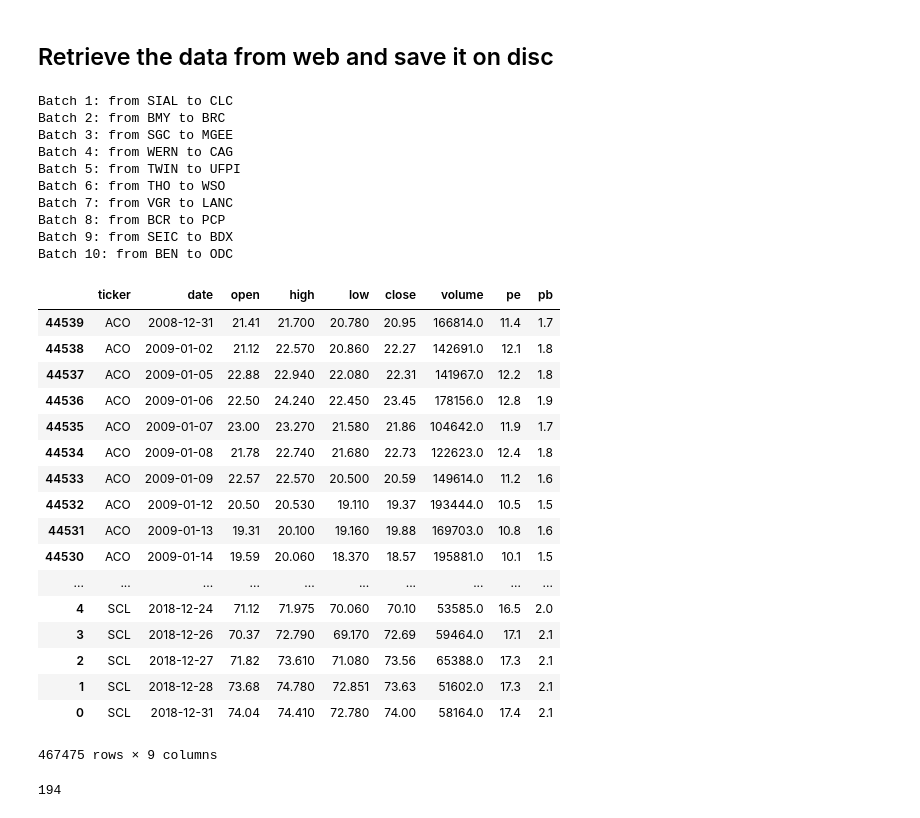
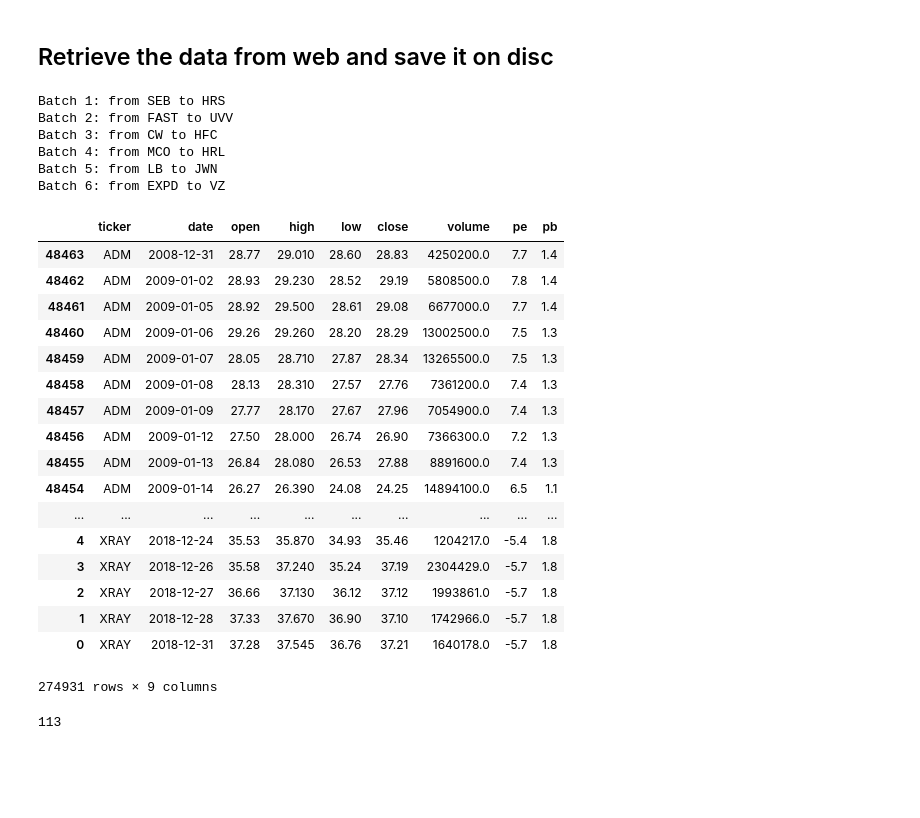
Before and after one commit to ucals/quandl, a Jupyter notebook: Download Daily Prices, PE & PB data from all companies passing Defensive Investor Criteria.ipynb, the cells around one changed output. Cells and saved outputs as stored; diff of their text form; code cells hidden in the pictures; blank space fills up the shorter version.

Commit message:
Adding Defensive Investor Simulation v2: adjusting minimum company size in sales for  billion

```diff
--- a/Download Daily Prices, PE & PB data from all companies passing Defensive Investor Criteria.ipynb
+++ b/Download Daily Prices, PE & PB data from all companies passing Defensive Investor Criteria.ipynb
@@ -36,7 +33,7 @@ def load_obj(filename):
     with open(filename, 'rb') as f:
         return pickle.load(f)
 
-fname = os.path.join(os.getcwd(), 'data_defensive', 'defensive1_companies_20081231_20181231.pkl')
+fname = os.path.join(os.getcwd(), 'data_defensive', 'defensive2_companies_20081231_20181231.pkl')
 dic = load_obj(fname)
 # %%
 all_companies_passing_in_period = set()
@@ -93,39 +90,36 @@ def batch_download_price_pepb(list_companies, filename, start_date, end_date, ba
     final_df.to_csv(filename)
     return final_df
 # %%
-fname = os.path.join(os.getcwd(), 'data_defensive', 'defensive1_pricedata_20081231_20181231.csv')
+dr = pd.date_range('2008-12-31', '2018-12-31', freq='M')
+fname = os.path.join(os.getcwd(), 'data_defensive', 'defensive2_pricedata_20081231_20181231.csv')
 df = batch_download_price_pepb(all_companies_passing_in_period, fname, start_date=dr[0], end_date=dr[-1])
 df
 # %% [output]
-Batch 1: from SIAL to CLC
-Batch 2: from BMY to BRC
-Batch 3: from SGC to MGEE
-Batch 4: from WERN to CAG
-Batch 5: from TWIN to UFPI
-Batch 6: from THO to WSO
-Batch 7: from VGR to LANC
-Batch 8: from BCR to PCP
-Batch 9: from SEIC to BDX
-Batch 10: from BEN to ODC
+Batch 1: from SEB to HRS
+Batch 2: from FAST to UVV
+Batch 3: from CW to HFC
+Batch 4: from MCO to HRL
+Batch 5: from LB to JWN
+Batch 6: from EXPD to VZ
 |  | ticker | date | open | high | low | close | volume | pe | pb |
-| 44539 | ACO | 2008-12-31 | 21.41 | 21.700 | 20.780 | 20.95 | 166814.0 | 11.4 | 1.7 |
-| 44538 | ACO | 2009-01-02 | 21.12 | 22.570 | 20.860 | 22.27 | 142691.0 | 12.1 | 1.8 |
-| 44537 | ACO | 2009-01-05 | 22.88 | 22.940 | 22.080 | 22.31 | 141967.0 | 12.2 | 1.8 |
-| 44536 | ACO | 2009-01-06 | 22.50 | 24.240 | 22.450 | 23.45 | 178156.0 | 12.8 | 1.9 |
-| 44535 | ACO | 2009-01-07 | 23.00 | 23.270 | 21.580 | 21.86 | 104642.0 | 11.9 | 1.7 |
-| 44534 | ACO | 2009-01-08 | 21.78 | 22.740 | 21.680 | 22.73 | 122623.0 | 12.4 | 1.8 |
-| 44533 | ACO | 2009-01-09 | 22.57 | 22.570 | 20.500 | 20.59 | 149614.0 | 11.2 | 1.6 |
-| 44532 | ACO | 2009-01-12 | 20.50 | 20.530 | 19.110 | 19.37 | 193444.0 | 10.5 | 1.5 |
-| 44531 | ACO | 2009-01-13 | 19.31 | 20.100 | 19.160 | 19.88 | 169703.0 | 10.8 | 1.6 |
-| 44530 | ACO | 2009-01-14 | 19.59 | 20.060 | 18.370 | 18.57 | 195881.0 | 10.1 | 1.5 |
+| 48463 | ADM | 2008-12-31 | 28.77 | 29.010 | 28.60 | 28.83 | 4250200.0 | 7.7 | 1.4 |
+| 48462 | ADM | 2009-01-02 | 28.93 | 29.230 | 28.52 | 29.19 | 5808500.0 | 7.8 | 1.4 |
+| 48461 | ADM | 2009-01-05 | 28.92 | 29.500 | 28.61 | 29.08 | 6677000.0 | 7.7 | 1.4 |
+| 48460 | ADM | 2009-01-06 | 29.26 | 29.260 | 28.20 | 28.29 | 13002500.0 | 7.5 | 1.3 |
+| 48459 | ADM | 2009-01-07 | 28.05 | 28.710 | 27.87 | 28.34 | 13265500.0 | 7.5 | 1.3 |
+| 48458 | ADM | 2009-01-08 | 28.13 | 28.310 | 27.57 | 27.76 | 7361200.0 | 7.4 | 1.3 |
+| 48457 | ADM | 2009-01-09 | 27.77 | 28.170 | 27.67 | 27.96 | 7054900.0 | 7.4 | 1.3 |
+| 48456 | ADM | 2009-01-12 | 27.50 | 28.000 | 26.74 | 26.90 | 7366300.0 | 7.2 | 1.3 |
+| 48455 | ADM | 2009-01-13 | 26.84 | 28.080 | 26.53 | 27.88 | 8891600.0 | 7.4 | 1.3 |
+| 48454 | ADM | 2009-01-14 | 26.27 | 26.390 | 24.08 | 24.25 | 14894100.0 | 6.5 | 1.1 |
 | ... | ... | ... | ... | ... | ... | ... | ... | ... | ... |
-| 4 | SCL | 2018-12-24 | 71.12 | 71.975 | 70.060 | 70.10 | 53585.0 | 16.5 | 2.0 |
-| 3 | SCL | 2018-12-26 | 70.37 | 72.790 | 69.170 | 72.69 | 59464.0 | 17.1 | 2.1 |
-| 2 | SCL | 2018-12-27 | 71.82 | 73.610 | 71.080 | 73.56 | 65388.0 | 17.3 | 2.1 |
-| 1 | SCL | 2018-12-28 | 73.68 | 74.780 | 72.851 | 73.63 | 51602.0 | 17.3 | 2.1 |
-| 0 | SCL | 2018-12-31 | 74.04 | 74.410 | 72.780 | 74.00 | 58164.0 | 17.4 | 2.1 |
+| 4 | XRAY | 2018-12-24 | 35.53 | 35.870 | 34.93 | 35.46 | 1204217.0 | -5.4 | 1.8 |
+| 3 | XRAY | 2018-12-26 | 35.58 | 37.240 | 35.24 | 37.19 | 2304429.0 | -5.7 | 1.8 |
+| 2 | XRAY | 2018-12-27 | 36.66 | 37.130 | 36.12 | 37.12 | 1993861.0 | -5.7 | 1.8 |
+| 1 | XRAY | 2018-12-28 | 37.33 | 37.670 | 36.90 | 37.10 | 1742966.0 | -5.7 | 1.8 |
+| 0 | XRAY | 2018-12-31 | 37.28 | 37.545 | 36.76 | 37.21 | 1640178.0 | -5.7 | 1.8 |
-467475 rows × 9 columns
+274931 rows × 9 columns
 # %%
 df['ticker'].nunique()
 # %% [output]
-194
+113
```
Also changed, not shown: parts of 2 cells of this notebook, 5 other files.
